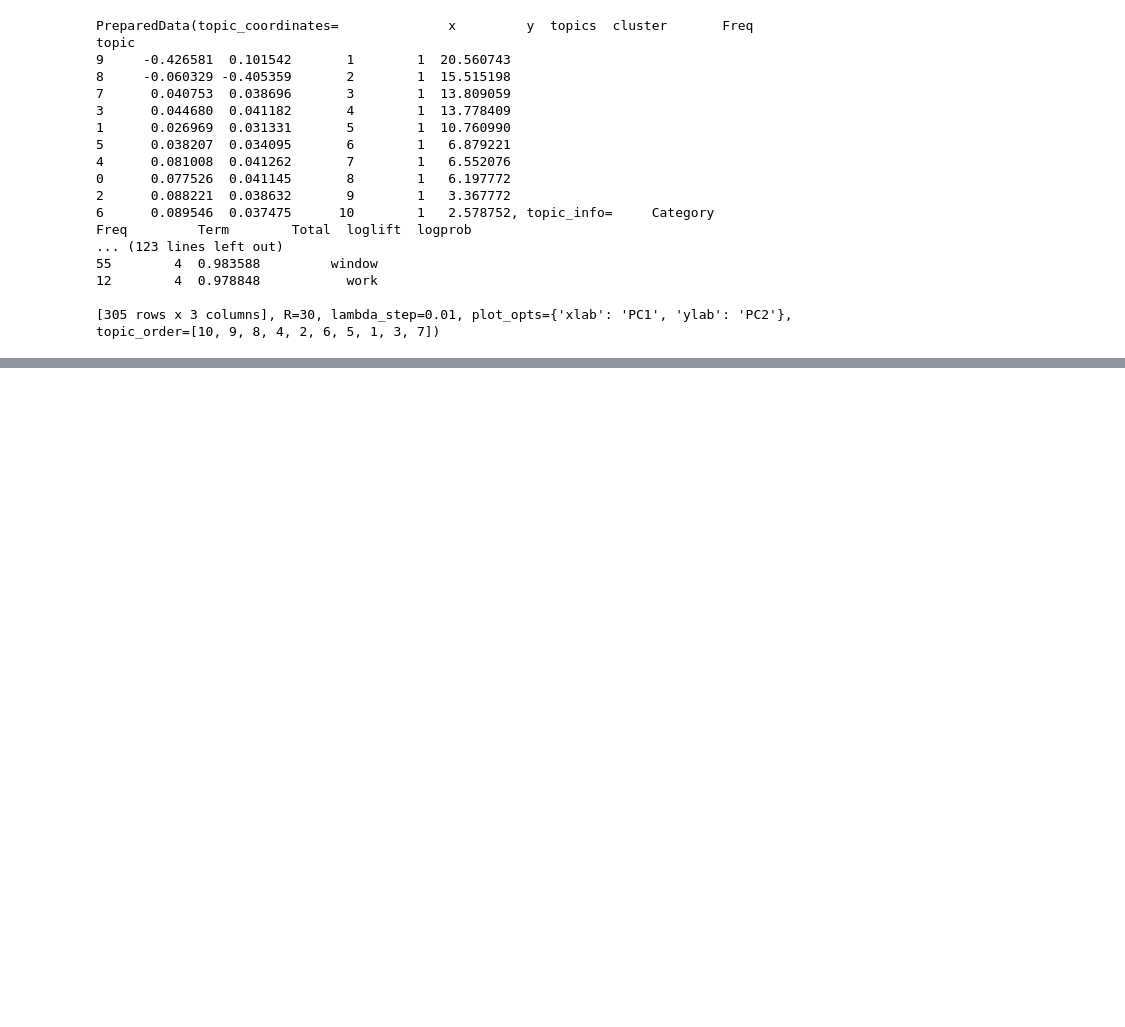
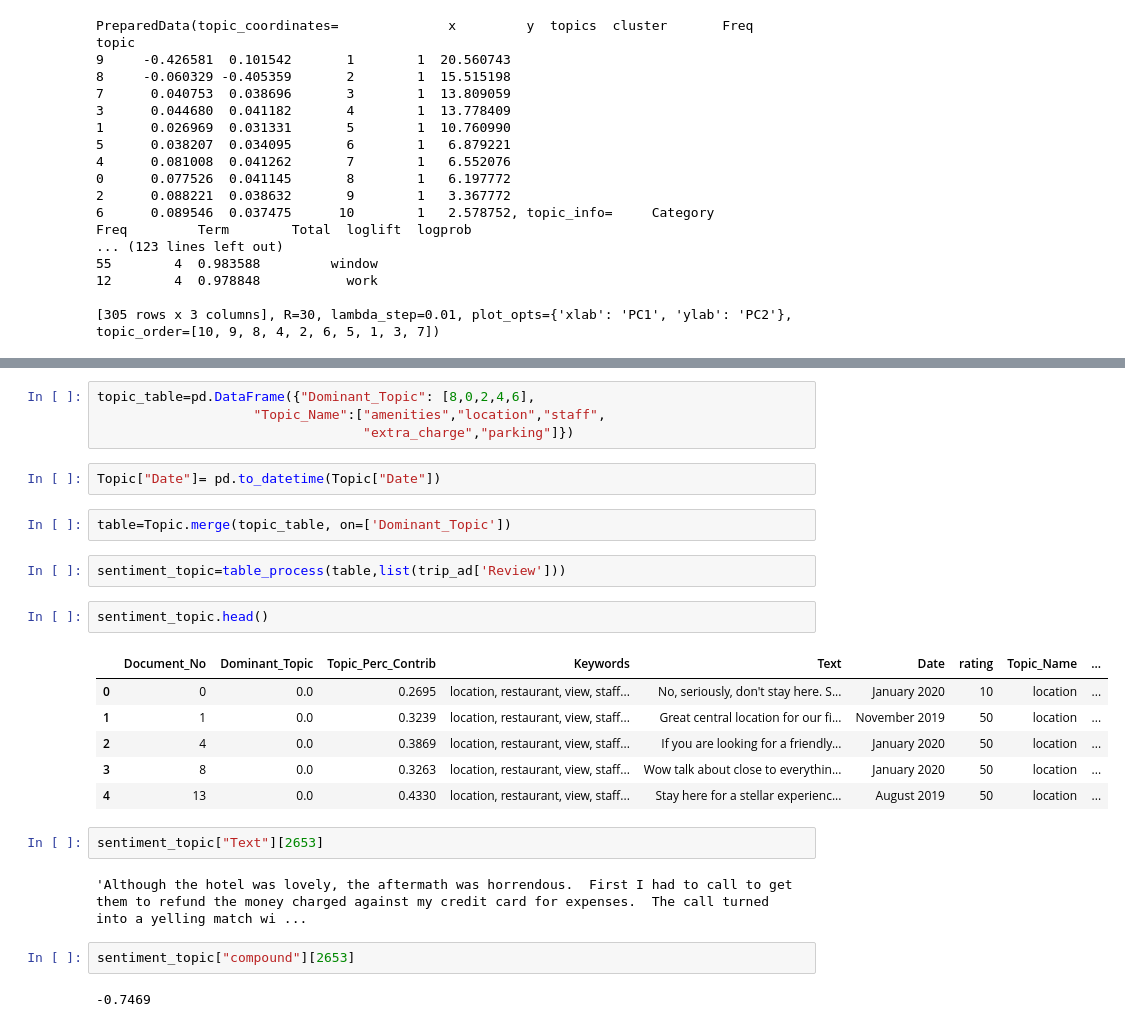
Before and after one commit to NiloofarJalali/insight-project, a Jupyter notebook: notebooks/archive/HotelWatch_version_1.ipynb, the cells around one changed output, grey strips where cells are left out. Cells and saved outputs as stored; diff of their text form; blank space fills up the shorter version.

```diff
--- a/notebooks/archive/HotelWatch_version_1.ipynb
+++ b/notebooks/archive/HotelWatch_version_1.ipynb
@@ -729,0 +770,27 @@ topic
+# %%
+topic_table=pd.DataFrame({"Dominant_Topic": [8,0,2,4,6],
+                    "Topic_Name":["amenities","location","staff",
+                                  "extra_charge","parking"]})
+# %%
+Topic["Date"]= pd.to_datetime(Topic["Date"])
+# %%
+table=Topic.merge(topic_table, on=['Dominant_Topic'])
+# %%
+sentiment_topic=table_process(table,list(trip_ad['Review']))
+# %%
+sentiment_topic.head()
+# %% [output]
+|  | Document_No | Dominant_Topic | Topic_Perc_Contrib | Keywords | Text | Date | rating | Topic_Name | ... |
+| 0 | 0 | 0.0 | 0.2695 | location, restaurant, view, staff... | No, seriously, don't stay here. S... | January 2020 | 10 | location | ... |
+| 1 | 1 | 0.0 | 0.3239 | location, restaurant, view, staff... | Great central location for our fi... | November 2019 | 50 | location | ... |
+| 2 | 4 | 0.0 | 0.3869 | location, restaurant, view, staff... | If you are looking for a friendly... | January 2020 | 50 | location | ... |
+| 3 | 8 | 0.0 | 0.3263 | location, restaurant, view, staff... | Wow talk about close to everythin... | January 2020 | 50 | location | ... |
+| 4 | 13 | 0.0 | 0.4330 | location, restaurant, view, staff... | Stay here for a stellar experienc... | August 2019 | 50 | location | ... |
+# %%
+sentiment_topic["Text"][2653]
+# %% [output]
+'Although the hotel was lovely, the aftermath was horrendous.  First I had to call to get them to refund the money charged against my credit card for expenses.  The call turned into a yelling match wi ...
+# %%
+sentiment_topic["compound"][2653]
+# %% [output]
+-0.7469
```
Also changed, not shown: parts of 32 cells of this notebook, 37 other files.
